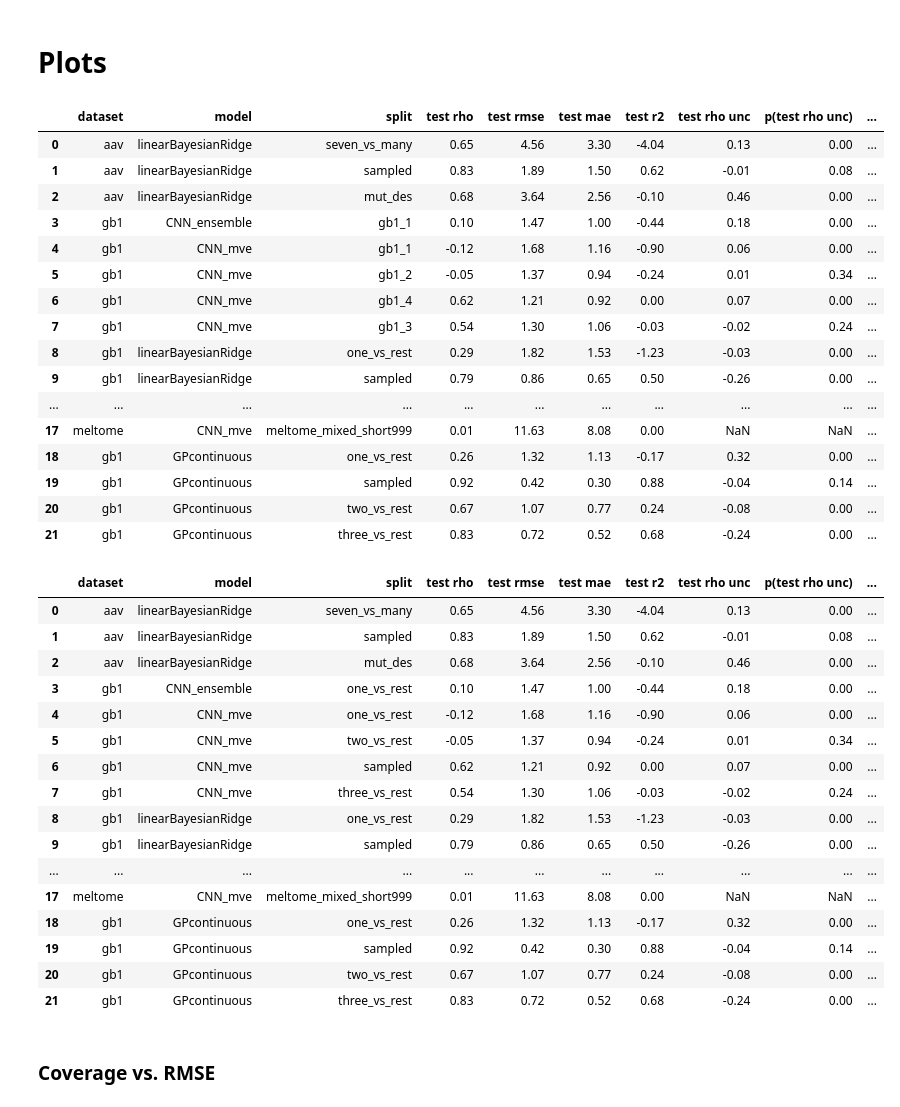
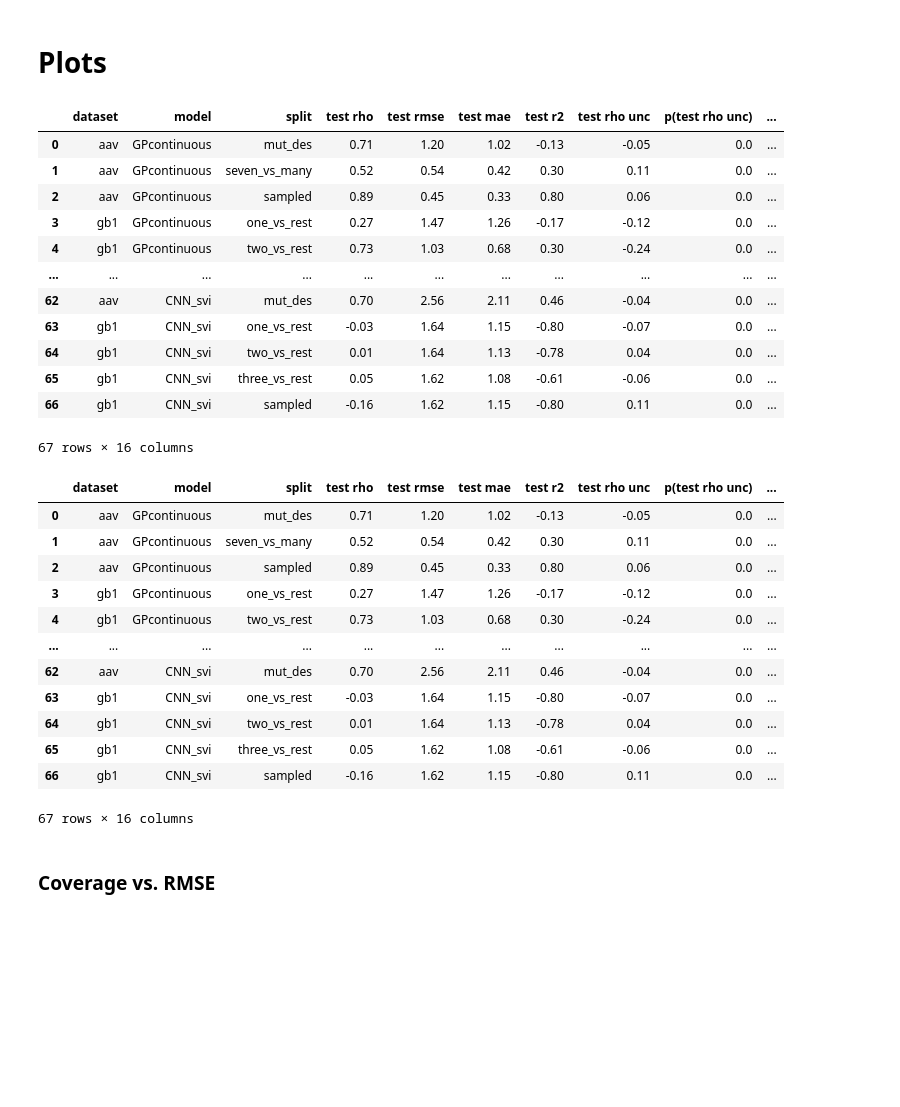
Before and after one commit to microsoft/protein-uq, a Jupyter notebook: notebooks/3-kpg-explore-results.ipynb, the cells around one changed output. Saved outputs shown, nothing was run; the diff lists cells and outputs as text; code cells hidden in the pictures; blank space fills up the shorter version.

```diff
--- a/notebooks/3-kpg-explore-results.ipynb
+++ b/notebooks/3-kpg-explore-results.ipynb
@@ -111,26 +108,23 @@ df
 # %% [markdown]
 # Plots
 # %%
-results_df = pd.read_csv('20220117_results.csv')
+# results_df = pd.read_csv('20220117_results.csv')
+results_df = pd.read_csv('20220310_results.csv')
 results_df
 # %% [output]
 |  | dataset | model | split | test rho | test rmse | test mae | test r2 | test rho unc | p(test rho unc) | ... |
-| 0 | aav | linearBayesianRidge | seven_vs_many | 0.65 | 4.56 | 3.30 | -4.04 | 0.13 | 0.00 | ... |
-| 1 | aav | linearBayesianRidge | sampled | 0.83 | 1.89 | 1.50 | 0.62 | -0.01 | 0.08 | ... |
-| 2 | aav | linearBayesianRidge | mut_des | 0.68 | 3.64 | 2.56 | -0.10 | 0.46 | 0.00 | ... |
-| 3 | gb1 | CNN_ensemble | gb1_1 | 0.10 | 1.47 | 1.00 | -0.44 | 0.18 | 0.00 | ... |
-| 4 | gb1 | CNN_mve | gb1_1 | -0.12 | 1.68 | 1.16 | -0.90 | 0.06 | 0.00 | ... |
-| 5 | gb1 | CNN_mve | gb1_2 | -0.05 | 1.37 | 0.94 | -0.24 | 0.01 | 0.34 | ... |
-| 6 | gb1 | CNN_mve | gb1_4 | 0.62 | 1.21 | 0.92 | 0.00 | 0.07 | 0.00 | ... |
-| 7 | gb1 | CNN_mve | gb1_3 | 0.54 | 1.30 | 1.06 | -0.03 | -0.02 | 0.24 | ... |
-| 8 | gb1 | linearBayesianRidge | one_vs_rest | 0.29 | 1.82 | 1.53 | -1.23 | -0.03 | 0.00 | ... |
-| 9 | gb1 | linearBayesianRidge | sampled | 0.79 | 0.86 | 0.65 | 0.50 | -0.26 | 0.00 | ... |
+| 0 | aav | GPcontinuous | mut_des | 0.71 | 1.20 | 1.02 | -0.13 | -0.05 | 0.0 | ... |
+| 1 | aav | GPcontinuous | seven_vs_many | 0.52 | 0.54 | 0.42 | 0.30 | 0.11 | 0.0 | ... |
+| 2 | aav | GPcontinuous | sampled | 0.89 | 0.45 | 0.33 | 0.80 | 0.06 | 0.0 | ... |
+| 3 | gb1 | GPcontinuous | one_vs_rest | 0.27 | 1.47 | 1.26 | -0.17 | -0.12 | 0.0 | ... |
+| 4 | gb1 | GPcontinuous | two_vs_rest | 0.73 | 1.03 | 0.68 | 0.30 | -0.24 | 0.0 | ... |
 | ... | ... | ... | ... | ... | ... | ... | ... | ... | ... | ... |
-| 17 | meltome | CNN_mve | meltome_mixed_short999 | 0.01 | 11.63 | 8.08 | 0.00 | NaN | NaN | ... |
-| 18 | gb1 | GPcontinuous | one_vs_rest | 0.26 | 1.32 | 1.13 | -0.17 | 0.32 | 0.00 | ... |
-| 19 | gb1 | GPcontinuous | sampled | 0.92 | 0.42 | 0.30 | 0.88 | -0.04 | 0.14 | ... |
-| 20 | gb1 | GPcontinuous | two_vs_rest | 0.67 | 1.07 | 0.77 | 0.24 | -0.08 | 0.00 | ... |
-| 21 | gb1 | GPcontinuous | three_vs_rest | 0.83 | 0.72 | 0.52 | 0.68 | -0.24 | 0.00 | ... |
+| 62 | aav | CNN_svi | mut_des | 0.70 | 2.56 | 2.11 | 0.46 | -0.04 | 0.0 | ... |
+| 63 | gb1 | CNN_svi | one_vs_rest | -0.03 | 1.64 | 1.15 | -0.80 | -0.07 | 0.0 | ... |
+| 64 | gb1 | CNN_svi | two_vs_rest | 0.01 | 1.64 | 1.13 | -0.78 | 0.04 | 0.0 | ... |
+| 65 | gb1 | CNN_svi | three_vs_rest | 0.05 | 1.62 | 1.08 | -0.61 | -0.06 | 0.0 | ... |
+| 66 | gb1 | CNN_svi | sampled | -0.16 | 1.62 | 1.15 | -0.80 | 0.11 | 0.0 | ... |
+67 rows × 16 columns
 # %%
 split_dict = {
     'aav_1': 'des_mut' ,
@@ -171,22 +165,18 @@ results_df['split'] = results_df['split'].map(split_dict)
 results_df
 # %% [output]
 |  | dataset | model | split | test rho | test rmse | test mae | test r2 | test rho unc | p(test rho unc) | ... |
-| 0 | aav | linearBayesianRidge | seven_vs_many | 0.65 | 4.56 | 3.30 | -4.04 | 0.13 | 0.00 | ... |
-| 1 | aav | linearBayesianRidge | sampled | 0.83 | 1.89 | 1.50 | 0.62 | -0.01 | 0.08 | ... |
-| 2 | aav | linearBayesianRidge | mut_des | 0.68 | 3.64 | 2.56 | -0.10 | 0.46 | 0.00 | ... |
-| 3 | gb1 | CNN_ensemble | one_vs_rest | 0.10 | 1.47 | 1.00 | -0.44 | 0.18 | 0.00 | ... |
-| 4 | gb1 | CNN_mve | one_vs_rest | -0.12 | 1.68 | 1.16 | -0.90 | 0.06 | 0.00 | ... |
-| 5 | gb1 | CNN_mve | two_vs_rest | -0.05 | 1.37 | 0.94 | -0.24 | 0.01 | 0.34 | ... |
-| 6 | gb1 | CNN_mve | sampled | 0.62 | 1.21 | 0.92 | 0.00 | 0.07 | 0.00 | ... |
-| 7 | gb1 | CNN_mve | three_vs_rest | 0.54 | 1.30 | 1.06 | -0.03 | -0.02 | 0.24 | ... |
-| 8 | gb1 | linearBayesianRidge | one_vs_rest | 0.29 | 1.82 | 1.53 | -1.23 | -0.03 | 0.00 | ... |
-| 9 | gb1 | linearBayesianRidge | sampled | 0.79 | 0.86 | 0.65 | 0.50 | -0.26 | 0.00 | ... |
+| 0 | aav | GPcontinuous | mut_des | 0.71 | 1.20 | 1.02 | -0.13 | -0.05 | 0.0 | ... |
+| 1 | aav | GPcontinuous | seven_vs_many | 0.52 | 0.54 | 0.42 | 0.30 | 0.11 | 0.0 | ... |
+| 2 | aav | GPcontinuous | sampled | 0.89 | 0.45 | 0.33 | 0.80 | 0.06 | 0.0 | ... |
+| 3 | gb1 | GPcontinuous | one_vs_rest | 0.27 | 1.47 | 1.26 | -0.17 | -0.12 | 0.0 | ... |
+| 4 | gb1 | GPcontinuous | two_vs_rest | 0.73 | 1.03 | 0.68 | 0.30 | -0.24 | 0.0 | ... |
 | ... | ... | ... | ... | ... | ... | ... | ... | ... | ... | ... |
-| 17 | meltome | CNN_mve | meltome_mixed_short999 | 0.01 | 11.63 | 8.08 | 0.00 | NaN | NaN | ... |
-| 18 | gb1 | GPcontinuous | one_vs_rest | 0.26 | 1.32 | 1.13 | -0.17 | 0.32 | 0.00 | ... |
-| 19 | gb1 | GPcontinuous | sampled | 0.92 | 0.42 | 0.30 | 0.88 | -0.04 | 0.14 | ... |
-| 20 | gb1 | GPcontinuous | two_vs_rest | 0.67 | 1.07 | 0.77 | 0.24 | -0.08 | 0.00 | ... |
-| 21 | gb1 | GPcontinuous | three_vs_rest | 0.83 | 0.72 | 0.52 | 0.68 | -0.24 | 0.00 | ... |
+| 62 | aav | CNN_svi | mut_des | 0.70 | 2.56 | 2.11 | 0.46 | -0.04 | 0.0 | ... |
+| 63 | gb1 | CNN_svi | one_vs_rest | -0.03 | 1.64 | 1.15 | -0.80 | -0.07 | 0.0 | ... |
+| 64 | gb1 | CNN_svi | two_vs_rest | 0.01 | 1.64 | 1.13 | -0.78 | 0.04 | 0.0 | ... |
+| 65 | gb1 | CNN_svi | three_vs_rest | 0.05 | 1.62 | 1.08 | -0.61 | -0.06 | 0.0 | ... |
+| 66 | gb1 | CNN_svi | sampled | -0.16 | 1.62 | 1.15 | -0.80 | 0.11 | 0.0 | ... |
+67 rows × 16 columns
 # %%
 gb1_df = results_df.loc[results_df['dataset']=='gb1']
 aav_df = results_df.loc[results_df['dataset']=='aav']
```
Also changed, not shown: parts of 4 cells of this notebook, 46 other files.
